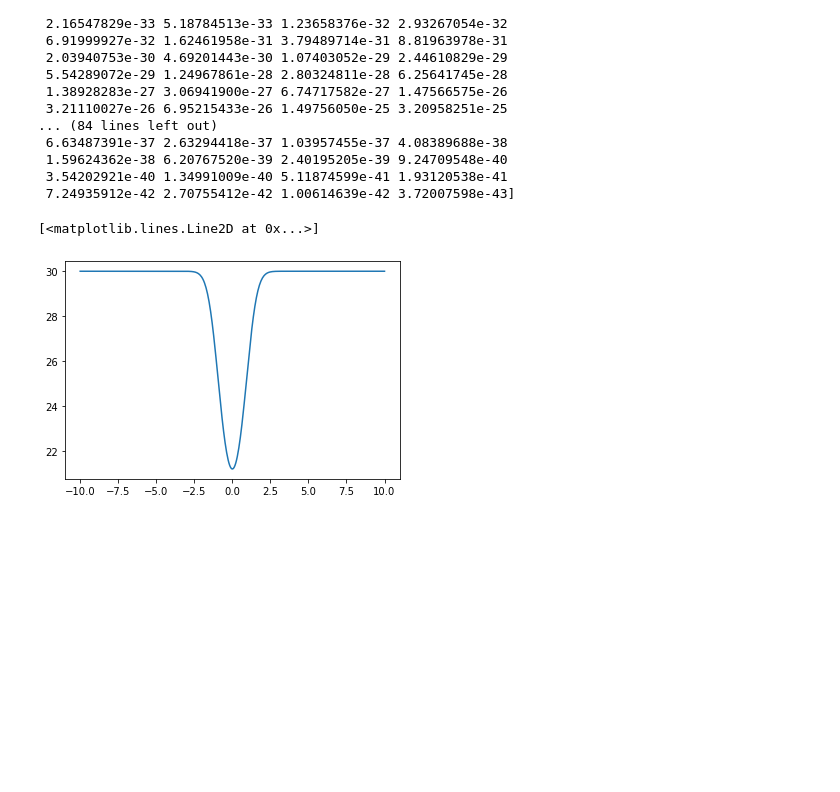
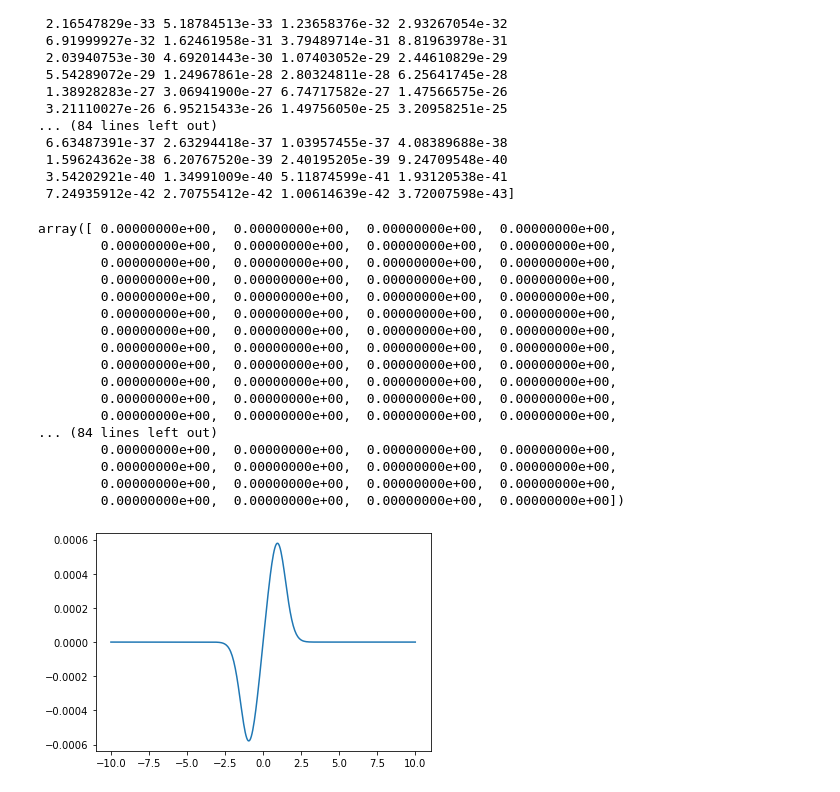
Before and after one commit to JsNcAr/Metodos1_JasonArias_SergioCruz, a Jupyter notebook: Taller_2/Derivada.ipynb, the cells around one changed output. Cells and saved outputs as stored; diff of their text form; code cells hidden in the pictures; blank space fills up the shorter version.

```diff
--- a/Taller_2/Derivada.ipynb
+++ b/Taller_2/Derivada.ipynb
@@ -48,4 +48,4 @@ print(ErrorNodal)
  3.54202921e-40 1.34991009e-40 5.11874599e-41 1.93120538e-41
  7.24935912e-42 2.70755412e-42 1.00614639e-42 3.72007598e-43]
 # %%
-M=[1,0,-1]
+M= np.array([-1,0,1])
@@ -60,7 +52,33 @@ def DerivadaCentral (x,funcion):
-# %%
-resul= DerivadaCentral(x,expo)
+# %%
+
+def covolucion():
+    x = np.linspace(-10,10,int(20/h))
+    y=np.zeros(len(x))
+    for i in range (1,len(x)-1):
+        resul=np.array ([expo(x[i-1]),expo(x[i]),expo(x[i+1])])
+        y[i]=np.dot((resul/2*h),M)
+    return y
+# %%
+probar= covolucion()
 # %%
-plt.plot(x,resul)
+plt.plot(x,probar)
+probar
 # %% [output]
-[<matplotlib.lines.Line2D at 0x...>]
+array([ 0.00000000e+00,  0.00000000e+00,  0.00000000e+00,  0.00000000e+00,
+        0.00000000e+00,  0.00000000e+00,  0.00000000e+00,  0.00000000e+00,
+        0.00000000e+00,  0.00000000e+00,  0.00000000e+00,  0.00000000e+00,
+        0.00000000e+00,  0.00000000e+00,  0.00000000e+00,  0.00000000e+00,
+        0.00000000e+00,  0.00000000e+00,  0.00000000e+00,  0.00000000e+00,
+        0.00000000e+00,  0.00000000e+00,  0.00000000e+00,  0.00000000e+00,
+        0.00000000e+00,  0.00000000e+00,  0.00000000e+00,  0.00000000e+00,
+        0.00000000e+00,  0.00000000e+00,  0.00000000e+00,  0.00000000e+00,
+        0.00000000e+00,  0.00000000e+00,  0.00000000e+00,  0.00000000e+00,
+        0.00000000e+00,  0.00000000e+00,  0.00000000e+00,  0.00000000e+00,
+        0.00000000e+00,  0.00000000e+00,  0.00000000e+00,  0.00000000e+00,
+        0.00000000e+00,  0.00000000e+00,  0.00000000e+00,  0.00000000e+00,
+... (84 lines left out)
+        0.00000000e+00,  0.00000000e+00,  0.00000000e+00,  0.00000000e+00,
+        0.00000000e+00,  0.00000000e+00,  0.00000000e+00,  0.00000000e+00,
+        0.00000000e+00,  0.00000000e+00,  0.00000000e+00,  0.00000000e+00,
+        0.00000000e+00,  0.00000000e+00,  0.00000000e+00,  0.00000000e+00])
-[figure, old version]
+[figure, new version]
```
Also changed, not shown: parts of 1 cell of this notebook.
